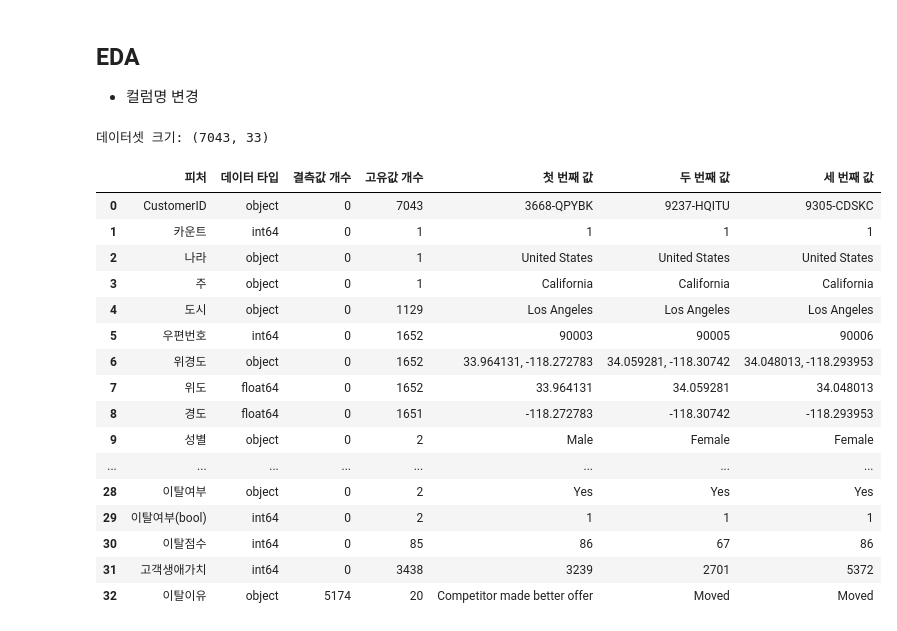
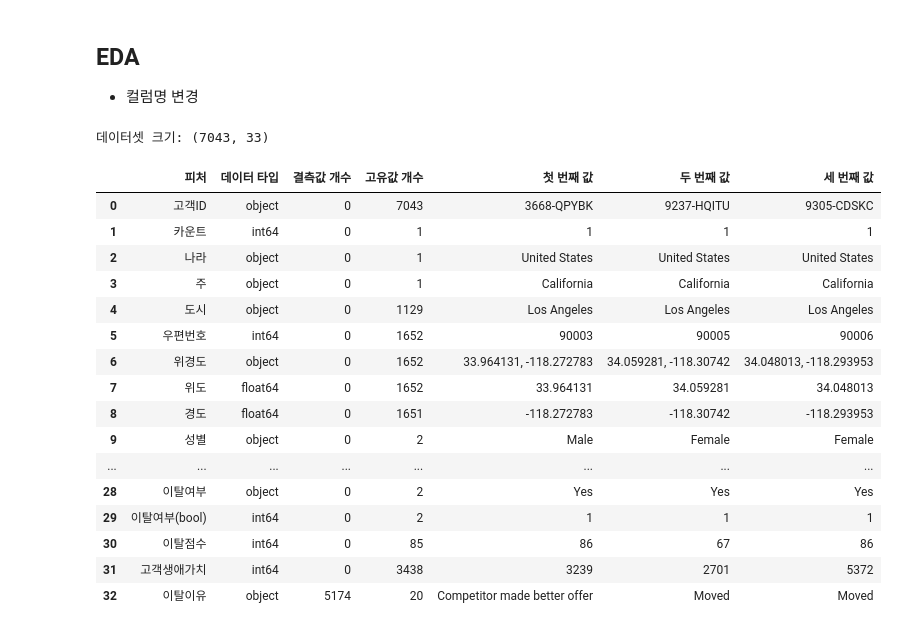
Before and after one commit to Blche/midproject_8, a Jupyter notebook: members/문세희/[전처리중] New_Telco_customer_churn_문세희.ipynb, the cells around one changed output. Drawn from its saved outputs; the diff is of its cells as text; code cells hidden in the pictures.

```diff
--- a/members/문세희/[전처리중] New_Telco_customer_churn_문세희.ipynb
+++ b/members/문세희/[전처리중] New_Telco_customer_churn_문세희.ipynb
@@ -129,7 +129,7 @@ resumetable(churn)
 - 컬럼명 변경
 # %%
 new_columns_dict = {
-    'CutomerID': '고객ID',
+    'CustomerID': '고객ID',
     'Count': '카운트',
     'Country': '나라',
     'State': '주',
@@ -142,34 +142,34 @@ new_columns_dict = {
     'Senior Citizen': '고령자여부',
     'Partner': '배우자여부',
     'Dependents': '부양가족여부',
     'Tenure Months': '가입개월수2',
     'Phone Service': '전화서비스가입여부',
     'Multiple Lines': '복수회선여부',
     'Internet Service': '인터넷서비스유형',
     'Online Security': '온라인보안서비스여부',
     'Online Backup': '온라인백업서비스여부',
     'Device Protection': '기기보호서비스여부',
     'Tech Support': '기술지원서비스여부',
     'Streaming TV': 'TV스트리밍이용여부',
     'Streaming Movies': '영화스트리밍이용여부',
     'Contract': '계약기간유형',
     'Paperless Billing': '전자청구서이용여부',
     'Payment Method': '결제방법',
     'Monthly Charges': '월요금',
     'Total Charges': '총요금',
     'Churn Label': '이탈여부',
     'Churn Value': '이탈여부(bool)',
     'Churn Score': '이탈점수',
     'CLTV': '고객생애가치',
     'Churn Reason': '이탈이유'
 }
 
 churn = churn.rename(columns=new_columns_dict)
 resumetable(churn)
 # %% [output]
 데이터셋 크기: (7043, 33)
 |  | 피처 | 데이터 타입 | 결측값 개수 | 고유값 개수 | 첫 번째 값 | 두 번째 값 | 세 번째 값 |
-| 0 | CustomerID | object | 0 | 7043 | 3668-QPYBK | 9237-HQITU | 9305-CDSKC |
+| 0 | 고객ID | object | 0 | 7043 | 3668-QPYBK | 9237-HQITU | 9305-CDSKC |
 | 1 | 카운트 | int64 | 0 | 1 | 1 | 1 | 1 |
 | 2 | 나라 | object | 0 | 1 | United States | United States | United States |
 | 3 | 주 | object | 0 | 1 | California | California | California |
```
Also changed, not shown: parts of 10 cells of this notebook, 2 other files.
